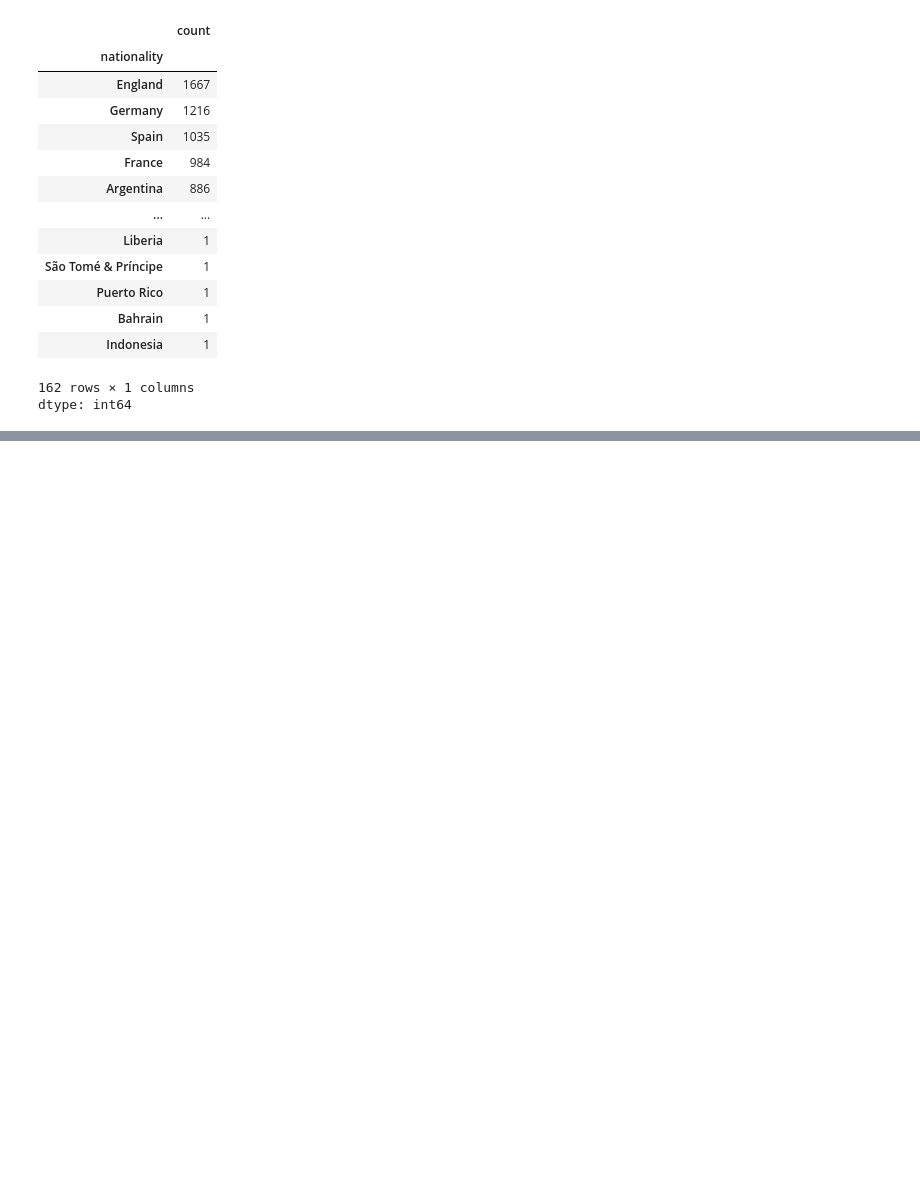
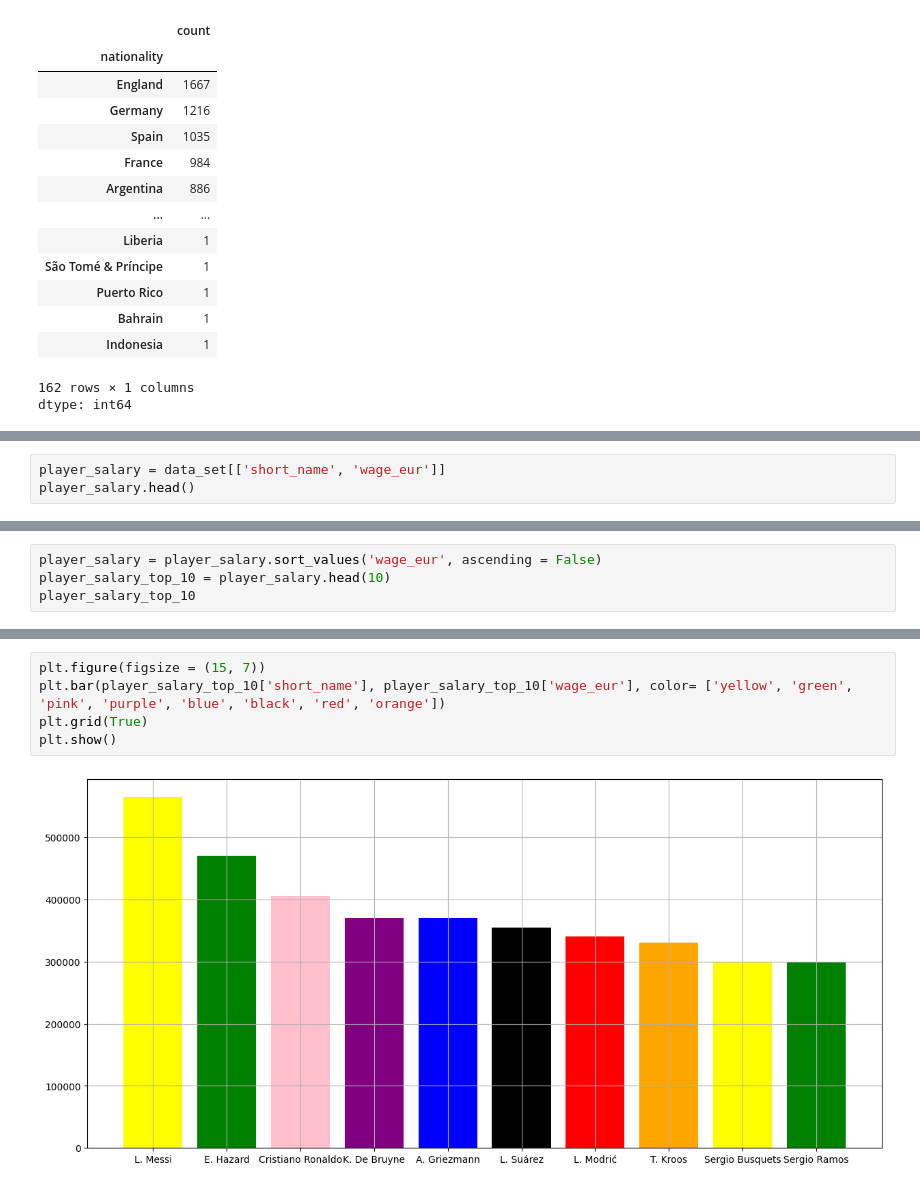
Before and after one commit to rhr007/Data-Science-Projects, a Jupyter notebook: FIFA20_Project.ipynb, the cells around one changed output, grey strips where cells are left out. Saved outputs shown, nothing was run; the diff lists cells and outputs as text; blank space fills up the shorter version.

```diff
--- a/FIFA20_Project.ipynb
+++ b/FIFA20_Project.ipynb
@@ -90,0 +99,3 @@ dtype: int64
+# %%
+player_salary = data_set[['short_name', 'wage_eur']]
+player_salary.head()
@@ -90,0 +109,4 @@ dtype: int64
+# %%
+player_salary = player_salary.sort_values('wage_eur', ascending = False)
+player_salary_top_10 = player_salary.head(10)
+player_salary_top_10
@@ -90,0 +125,7 @@ dtype: int64
+# %%
+plt.figure(figsize = (15, 7))
+plt.bar(player_salary_top_10['short_name'], player_salary_top_10['wage_eur'], color= ['yellow', 'green', 'pink', 'purple', 'blue', 'black', 'red', 'orange'])
+plt.grid(True)
+plt.show()
+# %% [output]
+[figure, added]
```
Also changed, not shown: parts of 16 cells of this notebook.
